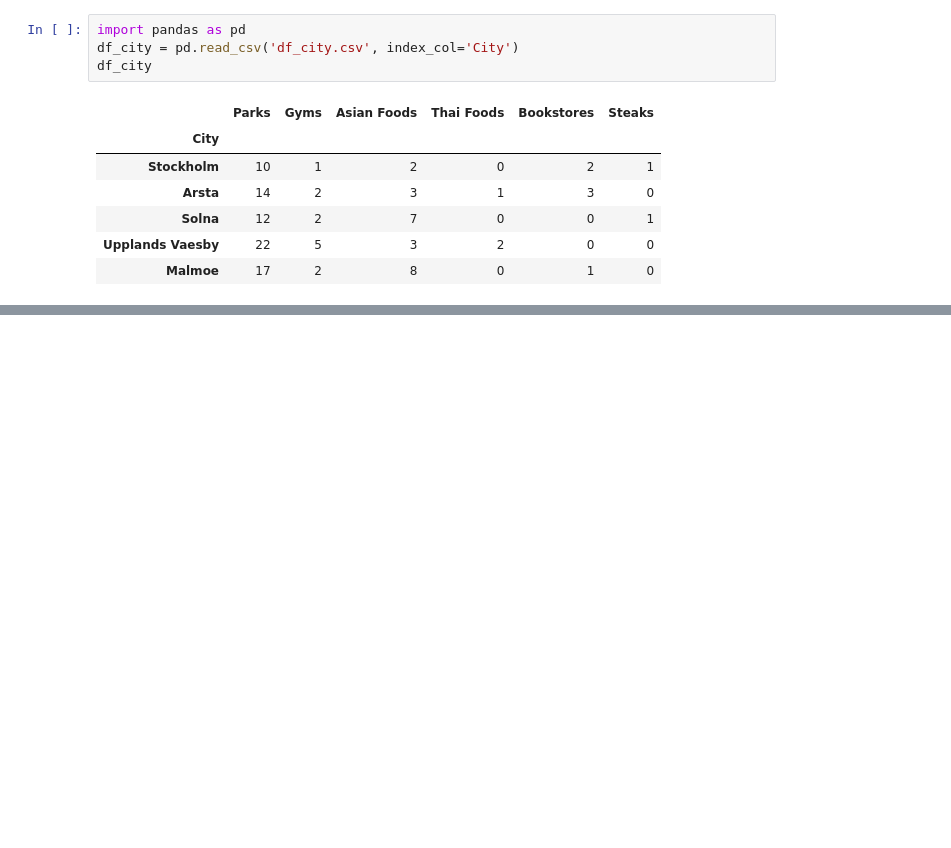
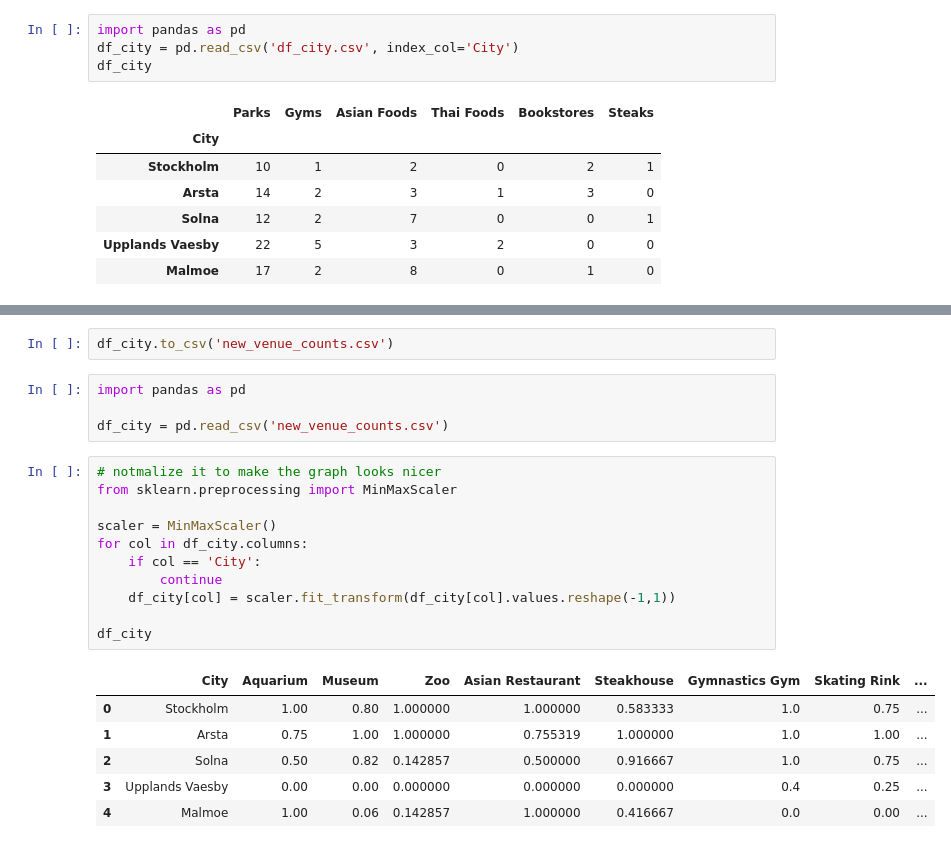
Before and after one commit to PanupatC/Coursera_Capstone, a Jupyter notebook: Coursera_sweden_school_code.ipynb, the cells around one changed output, grey strips where cells are left out. Saved outputs shown, nothing was run; the diff lists cells and outputs as text; blank space fills up the shorter version.

```diff
--- a/Coursera_sweden_school_code.ipynb
+++ b/Coursera_sweden_school_code.ipynb
@@ -428,0 +475,24 @@ Malmoe Aquarium 4fceea171983d5d06c3e9823
+# %%
+df_city.to_csv('new_venue_counts.csv')
+# %%
+import pandas as pd
+
+df_city = pd.read_csv('new_venue_counts.csv')
+# %%
+# notmalize it to make the graph looks nicer
+from sklearn.preprocessing import MinMaxScaler
+
+scaler = MinMaxScaler()
+for col in df_city.columns:
+    if col == 'City':
+        continue
+    df_city[col] = scaler.fit_transform(df_city[col].values.reshape(-1,1))
+
+df_city
+# %% [output]
+|  | City | Aquarium | Museum | Zoo | Asian Restaurant | Steakhouse | Gymnastics Gym | Skating Rink | ... |
+| 0 | Stockholm | 1.00 | 0.80 | 1.000000 | 1.000000 | 0.583333 | 1.0 | 0.75 | ... |
+| 1 | Arsta | 0.75 | 1.00 | 1.000000 | 0.755319 | 1.000000 | 1.0 | 1.00 | ... |
+| 2 | Solna | 0.50 | 0.82 | 0.142857 | 0.500000 | 0.916667 | 1.0 | 0.75 | ... |
+| 3 | Upplands Vaesby | 0.00 | 0.00 | 0.000000 | 0.000000 | 0.000000 | 0.4 | 0.25 | ... |
+| 4 | Malmoe | 1.00 | 0.06 | 0.142857 | 1.000000 | 0.416667 | 0.0 | 0.00 | ... |
```
Also changed, not shown: parts of 10 cells of this notebook.
